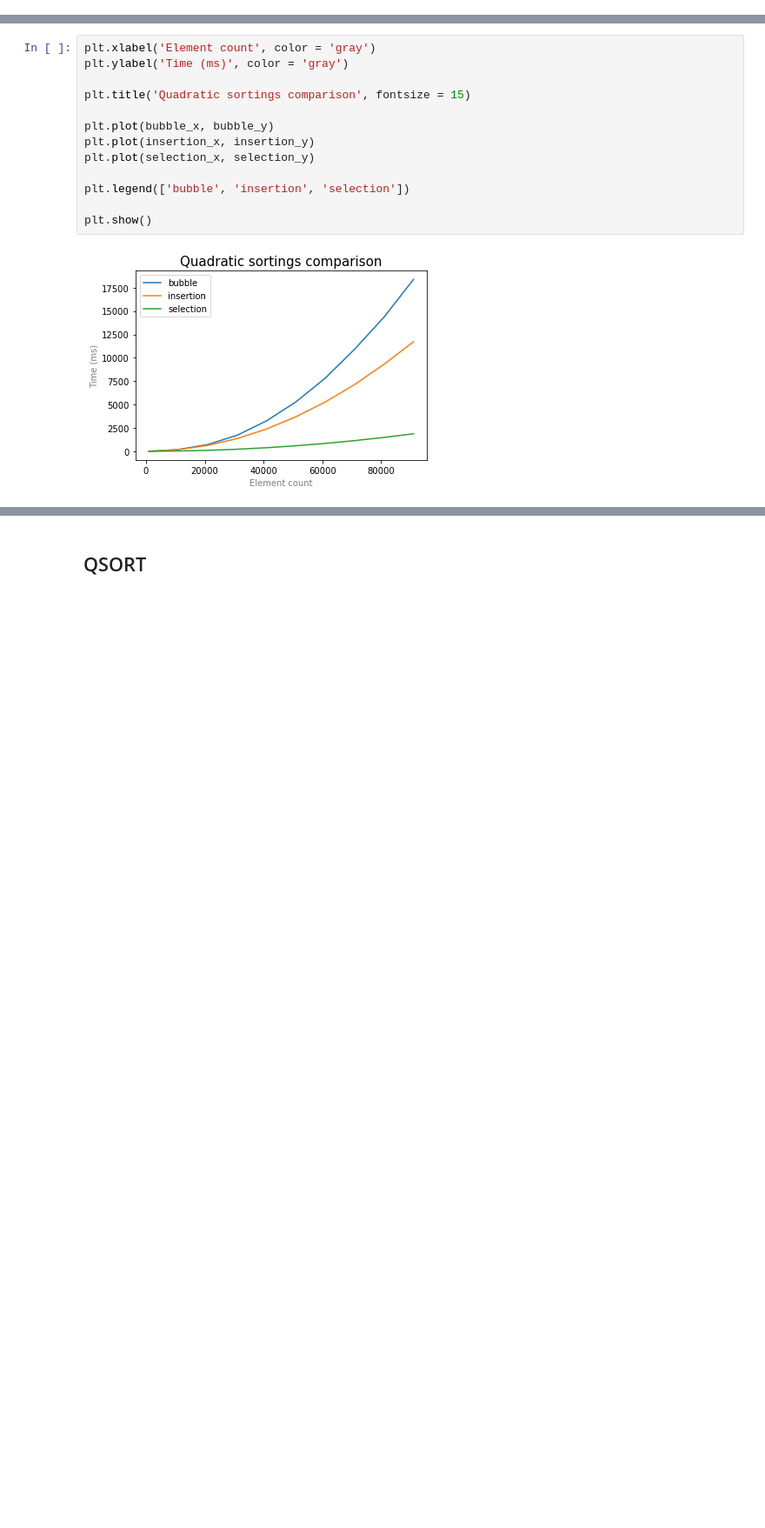
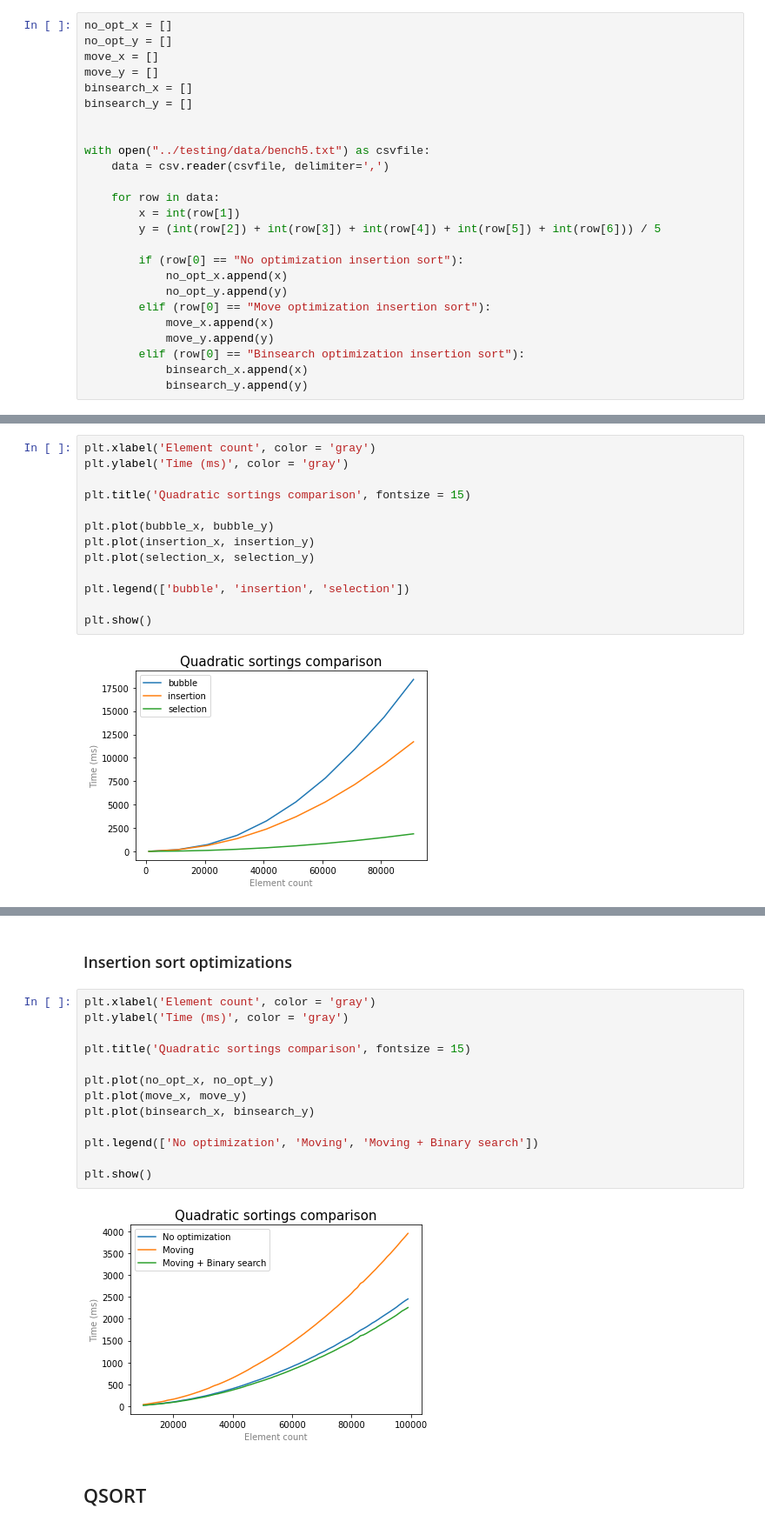
Before and after one commit to sqiportinhsa/NoLabs, a Jupyter notebook: sorting/plots/plots.ipynb, the cells around one changed output, grey strips where cells are left out. Shown at 87% size. Drawn from its saved outputs; the diff is of its cells as text; blank space fills up the shorter version.

```diff
--- a/sorting/plots/plots.ipynb
+++ b/sorting/plots/plots.ipynb
@@ -32,3 +40,28 @@ with open("../testing/data/bench11.txt") as csvfile:
+# %%
+no_opt_x = []
+no_opt_y = []
+move_x = []
+move_y = []
+binsearch_x = []
+binsearch_y = []
+
+
+with open("../testing/data/bench5.txt") as csvfile:
+    data = csv.reader(csvfile, delimiter=',')
+
+    for row in data:
+        x = int(row[1])
+        y = (int(row[2]) + int(row[3]) + int(row[4]) + int(row[5]) + int(row[6])) / 5
+
+        if (row[0] == "No optimization insertion sort"):
+            no_opt_x.append(x)
+            no_opt_y.append(y)
+        elif (row[0] == "Move optimization insertion sort"):
+            move_x.append(x)
+            move_y.append(y)
+        elif (row[0] == "Binsearch optimization insertion sort"):
+            binsearch_x.append(x)
+            binsearch_y.append(y)
 # %%
 ran_x = []
 ran_y = []
@@ -100,3 +195,20 @@ plt.show()
+# %% [markdown]
+### Insertion sort optimizations
+# %%
+plt.xlabel('Element count', color = 'gray')
+plt.ylabel('Time (ms)', color = 'gray')
+
+plt.title('Quadratic sortings comparison', fontsize = 15)
+
+plt.plot(no_opt_x, no_opt_y)
+plt.plot(move_x, move_y)
+plt.plot(binsearch_x, binsearch_y)
+
+plt.legend(['No optimization', 'Moving', 'Moving + Binary search'])
+
+plt.show()
+# %% [output]
+[figure, added]
 # %% [markdown]
 ## QSORT
 # %%
```
Also changed, not shown: parts of 14 cells of this notebook, 7 other files.
